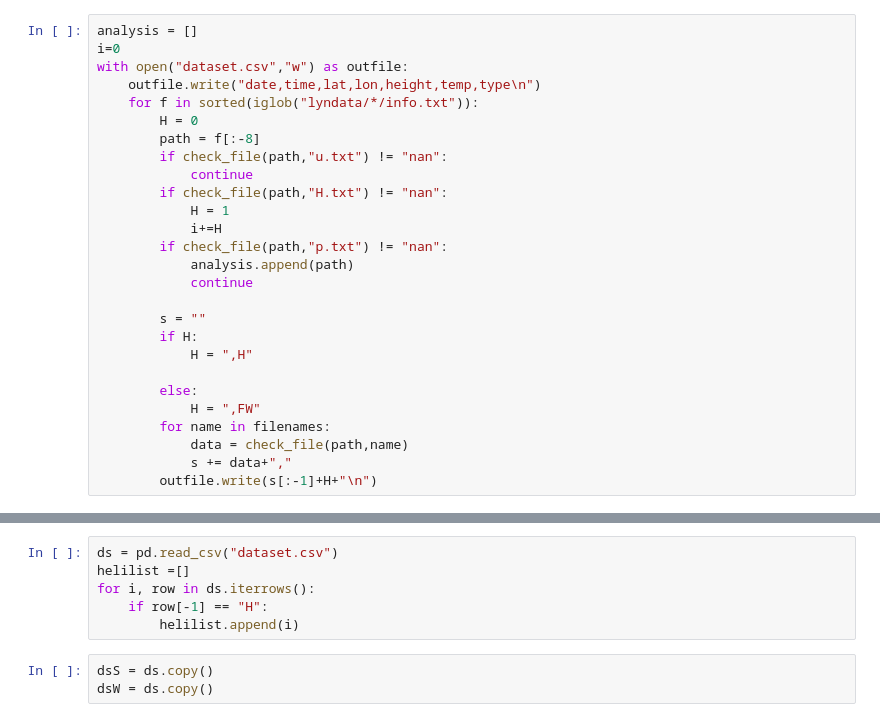
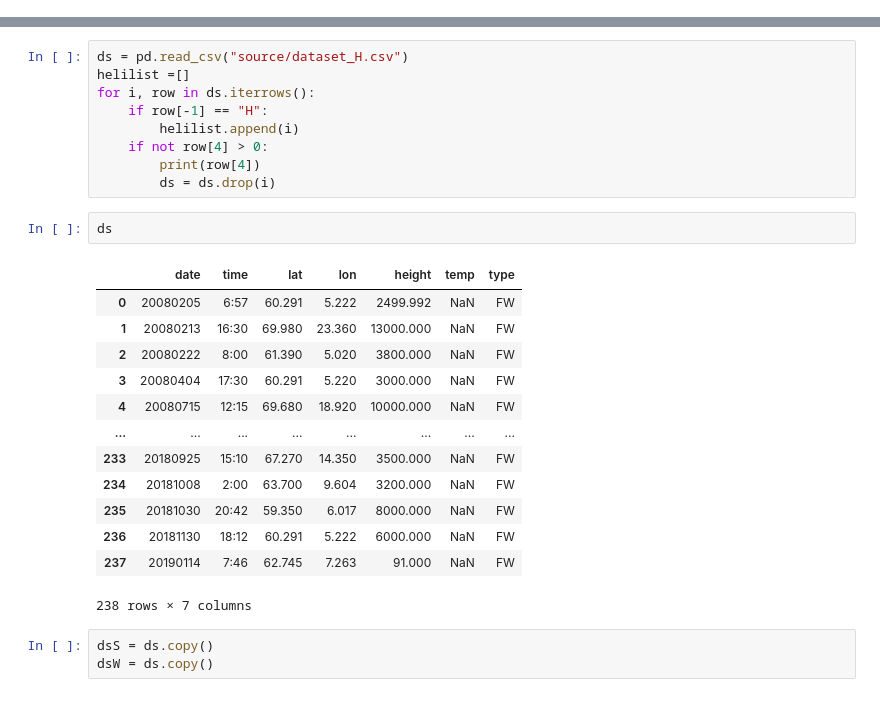
Before and after one commit to johtoblan/Master, a Jupyter notebook: Dataset.ipynb, the cells around one changed output, grey strips where cells are left out. Saved outputs shown, nothing was run; the diff lists cells and outputs as text.

```diff
--- a/Dataset.ipynb
+++ b/Dataset.ipynb
@@ -30,27 +17,0 @@ filenames = ["date.txt","time.txt","coords.txt","height.txt","temp.txt"]
-# %%
-analysis = []
-i=0
-with open("dataset.csv","w") as outfile:
-    outfile.write("date,time,lat,lon,height,temp,type\n")
-    for f in sorted(iglob("lyndata/*/info.txt")):
-        H = 0
-        path = f[:-8]
-        if check_file(path,"u.txt") != "nan":
-            continue
-        if check_file(path,"H.txt") != "nan":
-            H = 1
-            i+=H
-        if check_file(path,"p.txt") != "nan":
-            analysis.append(path)
-            continue
-
-        s = ""
-        if H:
-            H = ",H"
-
-        else:
-            H = ",FW"
-        for name in filenames:
-            data = check_file(path,name)
-            s += data+","
-        outfile.write(s[:-1]+H+"\n")
@@ -66,9 +18,28 @@ with open("analysis_dataset.csv","w") as outfile:
 # %%
-ds = pd.read_csv("dataset.csv")
+ds = pd.read_csv("source/dataset_H.csv")
 helilist =[]
 for i, row in ds.iterrows():
     if row[-1] == "H":
         helilist.append(i)
+    if not row[4] > 0:
+        print(row[4])
+        ds = ds.drop(i)
+# %%
+ds
+# %% [output]
+|  | date | time | lat | lon | height | temp | type |
+| 0 | 20080205 | 6:57 | 60.291 | 5.222 | 2499.992 | NaN | FW |
+| 1 | 20080213 | 16:30 | 69.980 | 23.360 | 13000.000 | NaN | FW |
+| 2 | 20080222 | 8:00 | 61.390 | 5.020 | 3800.000 | NaN | FW |
+| 3 | 20080404 | 17:30 | 60.291 | 5.220 | 3000.000 | NaN | FW |
+| 4 | 20080715 | 12:15 | 69.680 | 18.920 | 10000.000 | NaN | FW |
+| ... | ... | ... | ... | ... | ... | ... | ... |
+| 233 | 20180925 | 15:10 | 67.270 | 14.350 | 3500.000 | NaN | FW |
+| 234 | 20181008 | 2:00 | 63.700 | 9.604 | 3200.000 | NaN | FW |
+| 235 | 20181030 | 20:42 | 59.350 | 6.017 | 8000.000 | NaN | FW |
+| 236 | 20181130 | 18:12 | 60.291 | 5.222 | 6000.000 | NaN | FW |
+| 237 | 20190114 | 7:46 | 62.745 | 7.263 | 91.000 | NaN | FW |
+238 rows × 7 columns
 # %%
 dsS = ds.copy()
 dsW = ds.copy()
```
Also changed, not shown: parts of 13 cells of this notebook, 1 other file.
